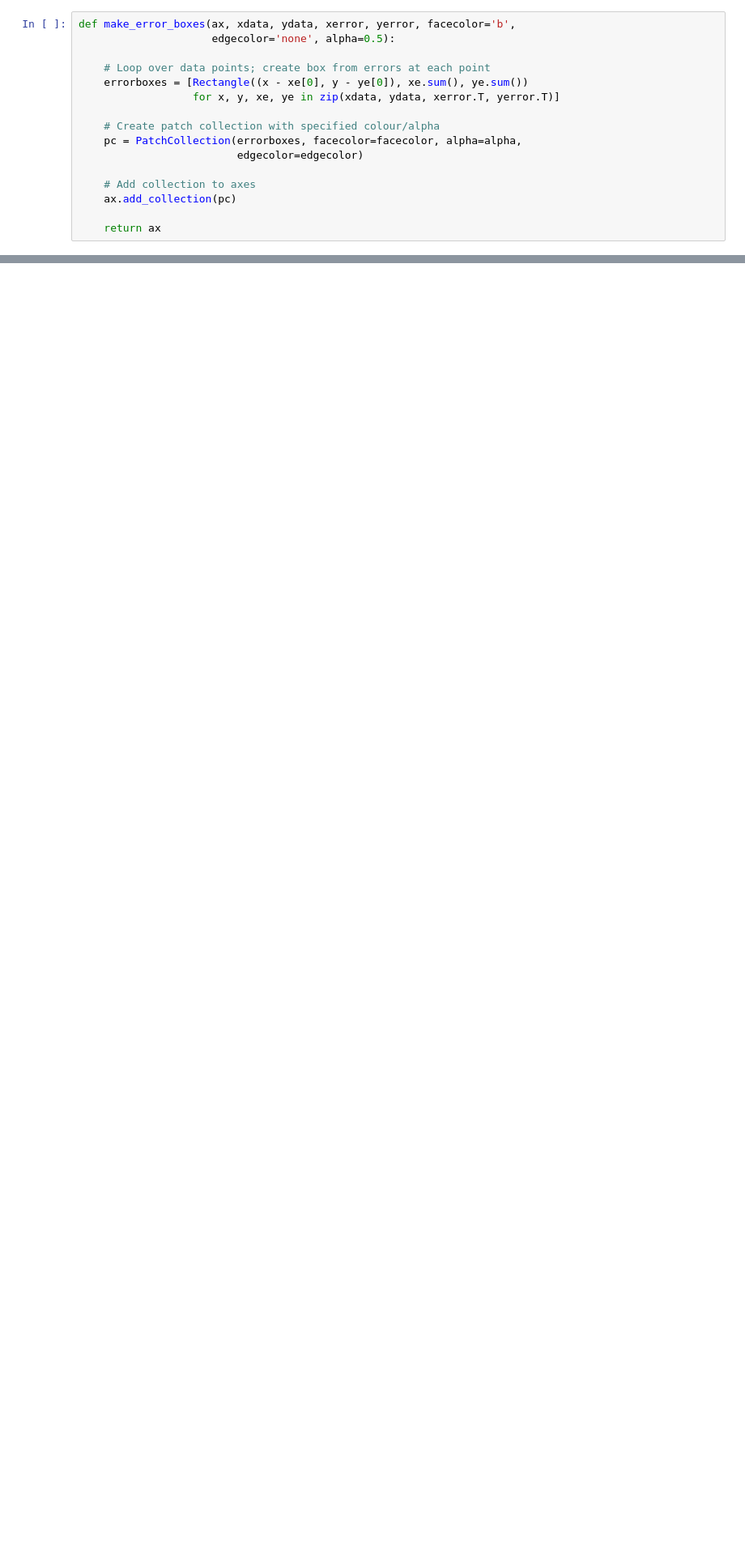
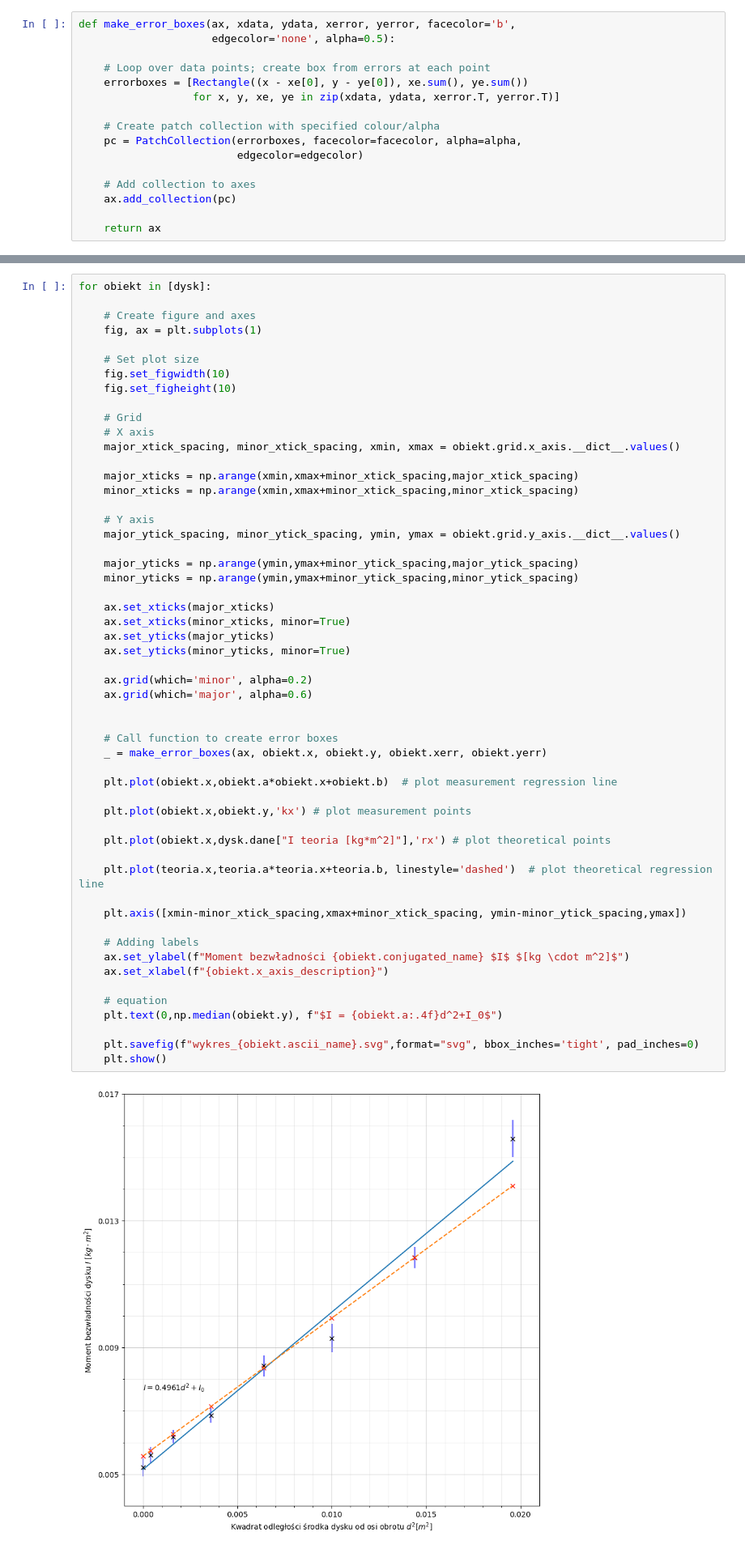
Before and after one commit to NiebieskiRekin/Fizyka104, a Jupyter notebook: lab2.ipynb, the cells around one changed output, grey strips where cells are left out. Shown: that part at 81% size. Drawn from its saved outputs; the diff is of its cells as text; blank space fills up the shorter version.

```diff
--- a/lab2.ipynb
+++ b/lab2.ipynb
@@ -281,0 +462,56 @@ plt.show()
+# %%
+for obiekt in [dysk]:
+
+    # Create figure and axes
+    fig, ax = plt.subplots(1)
+
+    # Set plot size
+    fig.set_figwidth(10)
+    fig.set_figheight(10)
+
+    # Grid
+    # X axis
+    major_xtick_spacing, minor_xtick_spacing, xmin, xmax = obiekt.grid.x_axis.__dict__.values()
+
+    major_xticks = np.arange(xmin,xmax+minor_xtick_spacing,major_xtick_spacing)
+    minor_xticks = np.arange(xmin,xmax+minor_xtick_spacing,minor_xtick_spacing)
+
+    # Y axis
+    major_ytick_spacing, minor_ytick_spacing, ymin, ymax = obiekt.grid.y_axis.__dict__.values()
+
+    major_yticks = np.arange(ymin,ymax+minor_ytick_spacing,major_ytick_spacing)
+    minor_yticks = np.arange(ymin,ymax+minor_ytick_spacing,minor_ytick_spacing)
+
+    ax.set_xticks(major_xticks)
+    ax.set_xticks(minor_xticks, minor=True)
+    ax.set_yticks(major_yticks)
+    ax.set_yticks(minor_yticks, minor=True)
+
+    ax.grid(which='minor', alpha=0.2)
+    ax.grid(which='major', alpha=0.6)
+
+
+    # Call function to create error boxes
+    _ = make_error_boxes(ax, obiekt.x, obiekt.y, obiekt.xerr, obiekt.yerr)
+
+    plt.plot(obiekt.x,obiekt.a*obiekt.x+obiekt.b)  # plot measurement regression line
+
+    plt.plot(obiekt.x,obiekt.y,'kx') # plot measurement points
+
+    plt.plot(obiekt.x,dysk.dane["I teoria [kg*m^2]"],'rx') # plot theoretical points
+
+    plt.plot(teoria.x,teoria.a*teoria.x+teoria.b, linestyle='dashed')  # plot theoretical regression line
+
+    plt.axis([xmin-minor_xtick_spacing,xmax+minor_xtick_spacing, ymin-minor_ytick_spacing,ymax])
+
+    # Adding labels
+    ax.set_ylabel(f"Moment bezwładności {obiekt.conjugated_name} $I$ $[kg \cdot m^2]$")
+    ax.set_xlabel(f"{obiekt.x_axis_description}")
+
+    # equation
+    plt.text(0,np.median(obiekt.y), f"$I = {obiekt.a:.4f}d^2+I_0$")
+
+    plt.savefig(f"wykres_{obiekt.ascii_name}.svg",format="svg", bbox_inches='tight', pad_inches=0)
+    plt.show()
+# %% [output]
+[figure, added]
```
Also changed, not shown: parts of 10 cells of this notebook, 2 other files.
